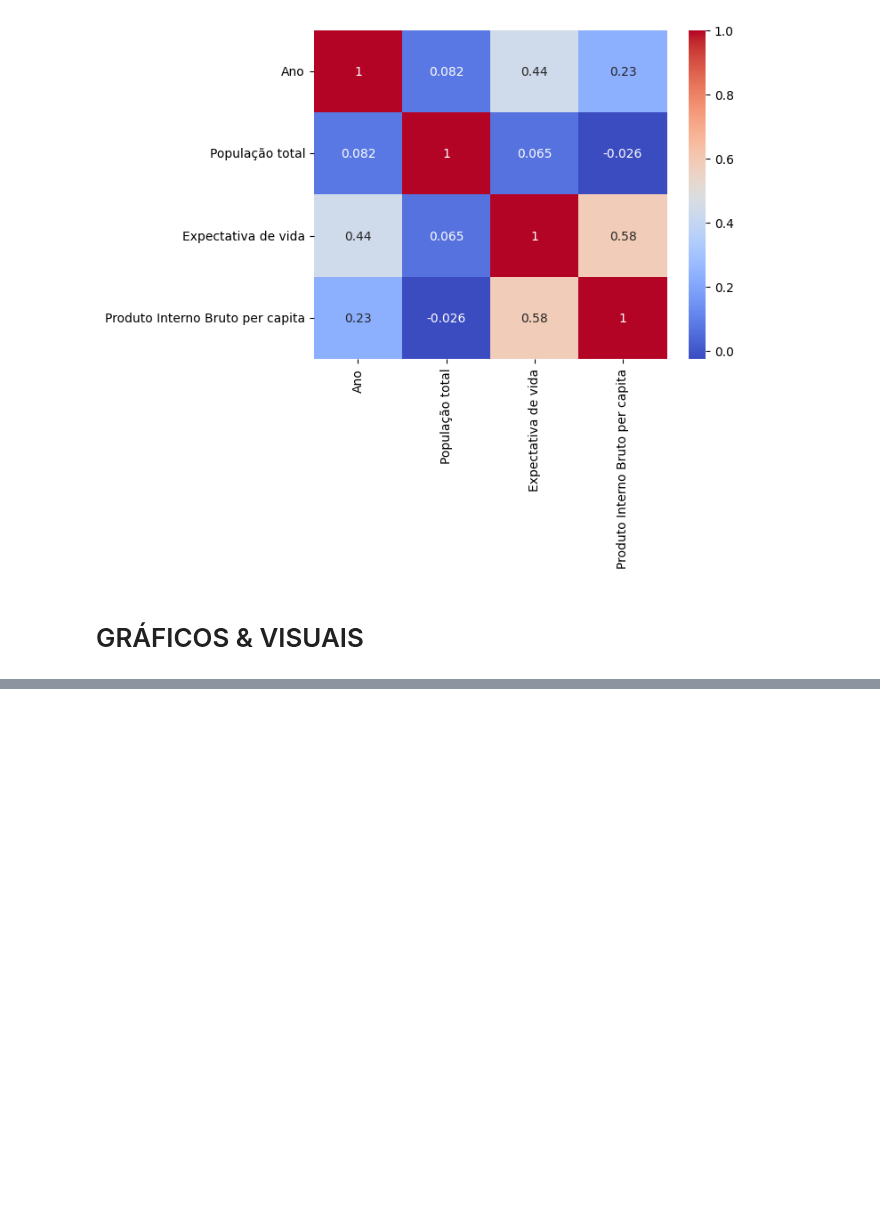
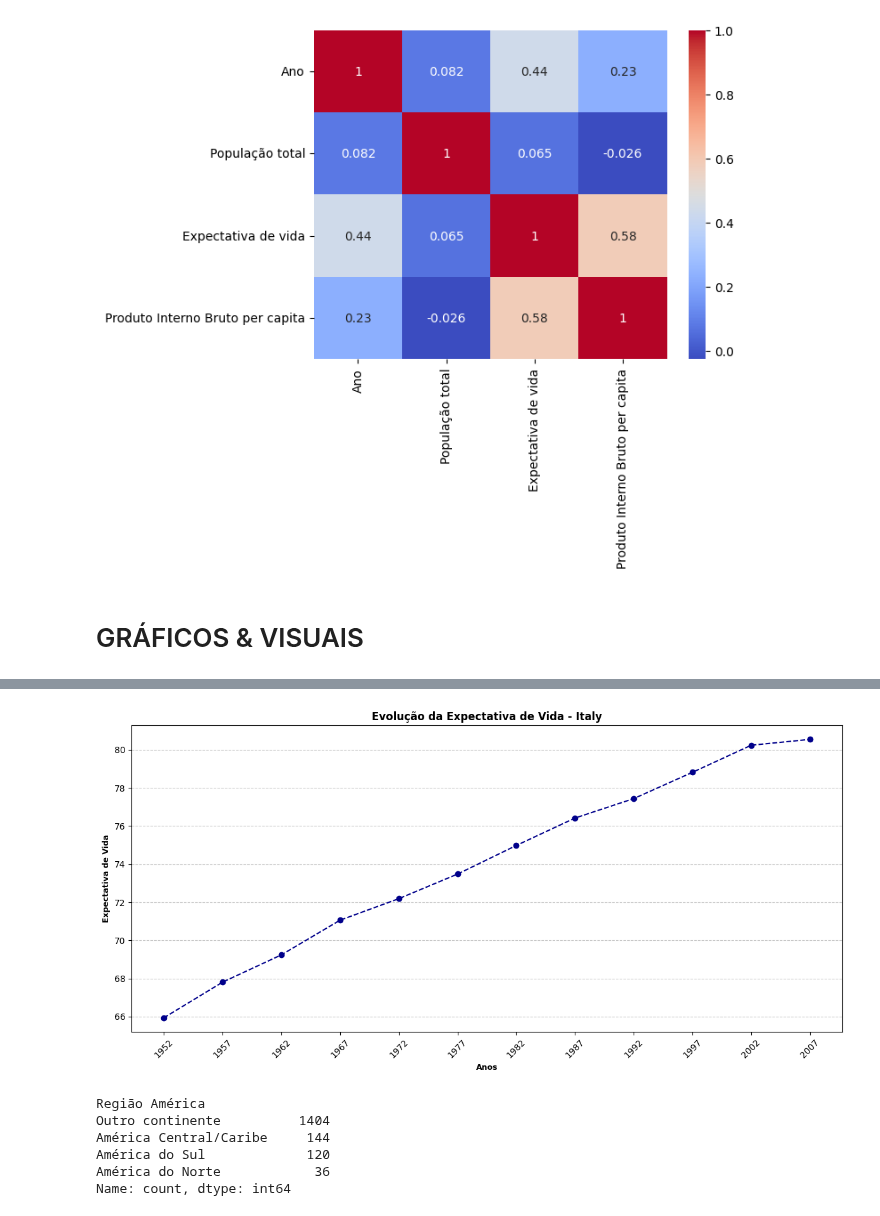
Before and after one commit to MathLopes29/Hashtag_AnaliseDados, a Jupyter notebook: Python/Cursos/PUC Ciência de Dados/Projetos/Python para Ciência de Dados/Projeto_Final_Grupo_5.ipynb, the cells around one changed output, grey strips where cells are left out. Cells and saved outputs as stored; diff of their text form; code cells hidden in the pictures; blank space fills up the shorter version.

```diff
--- a/Python/Cursos/PUC Ciência de Dados/Projetos/Python para Ciência de Dados/Projeto_Final_Grupo_5.ipynb
+++ b/Python/Cursos/PUC Ciência de Dados/Projetos/Python para Ciência de Dados/Projeto_Final_Grupo_5.ipynb
@@ -249,13 +249,3 @@ sns.heatmap(df_tratado.corr(numeric_only=True), annot=True, cmap='coolwarm')
 [figure]
 # %% [markdown]
 # GRÁFICOS & VISUAIS
-# %%
-filtro = df_tratado['País'] == 'Brazil'
-
-plt.plot(df_tratado.loc[filtro,'Ano'], df_tratado.loc[filtro, 'Expectativa de vida'], marker='o', linestyle='--', color='green')
-plt.title('Evolução da Expectativa de Vida - Brasil')
-plt.xlabel('Anos')
-plt.ylabel('Expectativa de Vida')
-plt.xticks(df_tratado.loc[filtro,'Ano'].unique(), rotation=45)
-plt.grid(axis='y', linestyle='--', alpha=0.7)
-plt.show()
@@ -286,0 +296,56 @@ plt.show()
+# %%
+pais_escolhido = input("País que deseja visualizar a evolução da expectativa de vida: ")
+lista_pais = ['Afghanistan', 'Albania', 'Algeria', 'Angola', 'Argentina',
+       'Australia', 'Austria', 'Bahrain', 'Bangladesh', 'Belgium',
+       'Benin', 'Bolivia', 'Bosnia and Herzegovina', 'Botswana', 'Brazil',
+       'Bulgaria', 'Burkina Faso', 'Burundi', 'Cambodia', 'Cameroon',
+       'Canada', 'Central African Republic', 'Chad', 'Chile', 'China',
+       'Colombia', 'Comoros', 'Congo Dem. Rep.', 'Congo Rep.',
+       'Costa Rica', "Cote d'Ivoire", 'Croatia', 'Cuba', 'Czech Republic',
+       'Denmark', 'Djibouti', 'Dominican Republic', 'Ecuador', 'Egypt',
+       'El Salvador', 'Equatorial Guinea', 'Eritrea', 'Ethiopia',
+       'Finland', 'France', 'Gabon', 'Gambia', 'Germany', 'Ghana',
+       'Greece', 'Guatemala', 'Guinea', 'Guinea-Bissau', 'Haiti',
+       'Honduras', 'Hong Kong China', 'Hungary', 'Iceland', 'India',
+       'Indonesia', 'Iran', 'Iraq', 'Ireland', 'Israel', 'Italy',
+       'Jamaica', 'Japan', 'Jordan', 'Kenya', 'Korea Dem. Rep.',
+       'Korea Rep.', 'Kuwait', 'Lebanon', 'Lesotho', 'Liberia', 'Libya',
+       'Madagascar', 'Malawi', 'Malaysia', 'Mali', 'Mauritania',
+       'Mauritius', 'Mexico', 'Mongolia', 'Montenegro', 'Morocco',
+       'Mozambique', 'Myanmar', 'Namibia', 'Nepal', 'Netherlands',
+       'New Zealand', 'Nicaragua', 'Niger', 'Nigeria', 'Norway', 'Oman',
+       'Pakistan', 'Panama', 'Paraguay', 'Peru', 'Philippines', 'Poland',
+       'Portugal', 'Puerto Rico', 'Reunion', 'Romania', 'Rwanda',
+       'Sao Tome and Principe', 'Saudi Arabia', 'Senegal', 'Serbia',
+       'Sierra Leone', 'Singapore', 'Slovak Republic', 'Slovenia',
+       'Somalia', 'South Africa', 'Spain', 'Sri Lanka', 'Sudan',
+       'Swaziland', 'Sweden', 'Switzerland', 'Syria', 'Taiwan',
+       'Tanzania', 'Thailand', 'Togo', 'Trinidad and Tobago', 'Tunisia',
+       'Turkey', 'Uganda', 'United Kingdom', 'United States', 'Uruguay',
+       'Venezuela', 'Vietnam', 'West Bank and Gaza', 'Yemen Rep.',
+       'Zambia', 'Zimbabwe']
+
+if pais_escolhido not in lista_pais:
+    print("País não encontrado.")
+else:
+    filtro = df_tratado['País'] == pais_escolhido
+
+evolucao = df_tratado[filtro].groupby('Ano')['Expectativa de vida'].mean()
+
+plt.figure(figsize=(12, 6))
+plt.title(f'Evolução da Expectativa de Vida - {pais_escolhido}', fontsize=12, fontweight='bold')
+plt.plot(
+    evolucao.index,
+    evolucao.values,
+    marker='o',
+    linestyle='--',
+    color='darkblue'
+)
+plt.xlabel('Anos', fontsize=9, fontweight='bold')
+plt.ylabel('Expectativa de Vida', fontsize=9, fontweight='bold')
+plt.xticks(evolucao.index, rotation=45)
+plt.grid(axis='y', linestyle='--', alpha=0.7)
+plt.tight_layout()
+plt.show()
+# %% [output]
+[figure, added]
@@ -286,0 +371,9 @@ plt.show()
+# %%
+df_tratado['Região América'].value_counts()
+# %% [output]
+Região América
+Outro continente          1404
+América Central/Caribe     144
+América do Sul             120
+América do Norte            36
+Name: count, dtype: int64
```
Also changed, not shown: parts of 6 cells of this notebook.
